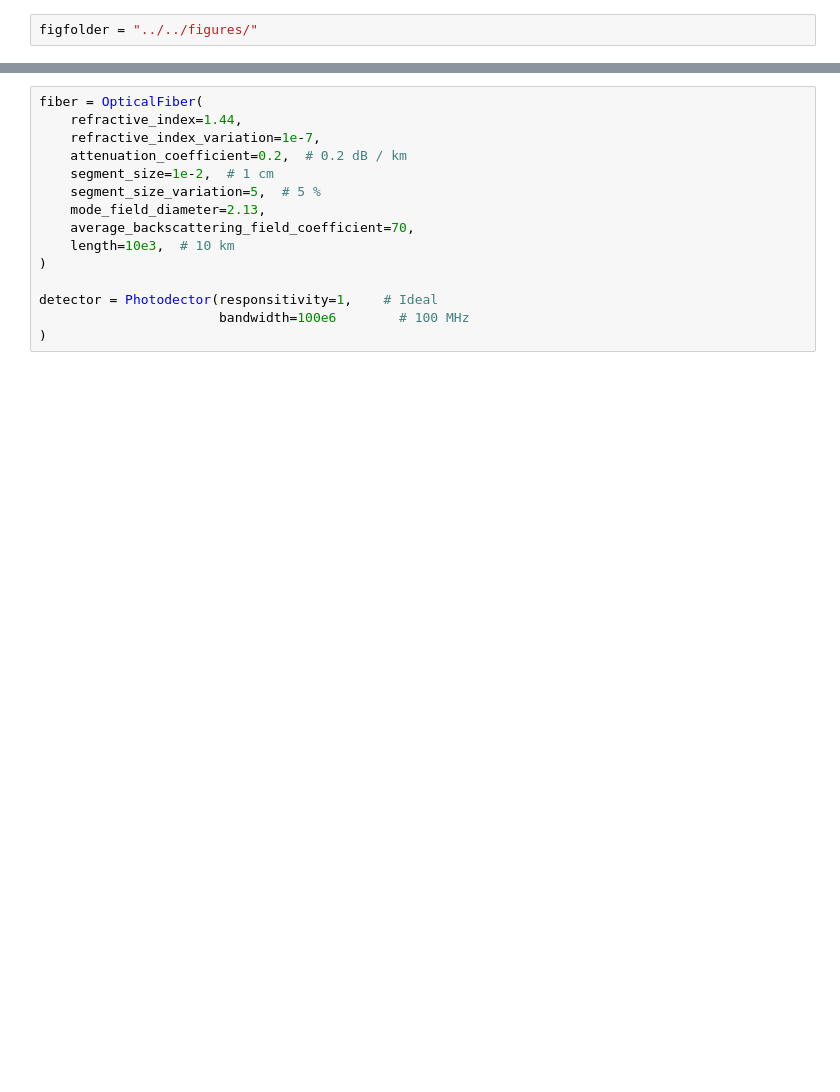
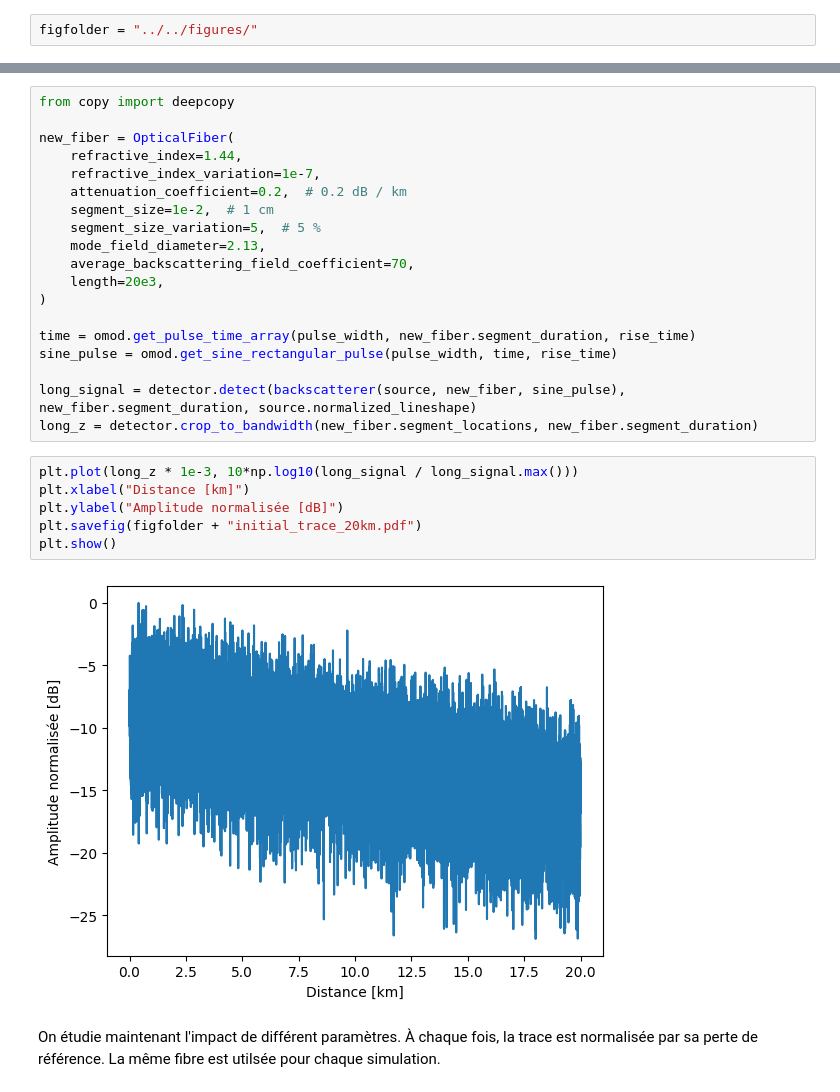
Before and after one commit to lbelangers/SS-Kapany, a Jupyter notebook: src/ssrayleigh/figures.ipynb, the cells around one changed output, grey strips where cells are left out. Saved outputs shown, nothing was run; the diff lists cells and outputs as text; blank space fills up the shorter version.

```diff
--- a/src/ssrayleigh/figures.ipynb
+++ b/src/ssrayleigh/figures.ipynb
@@ -64,5 +94,7 @@ plt.show()
 # %%
-fiber = OpticalFiber(
+from copy import deepcopy
+
+new_fiber = OpticalFiber(
     refractive_index=1.44,
     refractive_index_variation=1e-7,
     attenuation_coefficient=0.2,  # 0.2 dB / km
@@ -70,9 +102,21 @@ fiber = OpticalFiber(
     segment_size_variation=5,  # 5 %
     mode_field_diameter=2.13,
     average_backscattering_field_coefficient=70,
-    length=10e3,  # 10 km
+    length=20e3,
 )
 
-detector = Photodector(responsitivity=1,    # Ideal
-                       bandwidth=100e6        # 100 MHz
-)
+time = omod.get_pulse_time_array(pulse_width, new_fiber.segment_duration, rise_time)
+sine_pulse = omod.get_sine_rectangular_pulse(pulse_width, time, rise_time)
+
+long_signal = detector.detect(backscatterer(source, new_fiber, sine_pulse), new_fiber.segment_duration, source.normalized_lineshape)
+long_z = detector.crop_to_bandwidth(new_fiber.segment_locations, new_fiber.segment_duration)
+# %%
+plt.plot(long_z * 1e-3, 10*np.log10(long_signal / long_signal.max()))
+plt.xlabel("Distance [km]")
+plt.ylabel("Amplitude normalisée [dB]")
+plt.savefig(figfolder + "initial_trace_20km.pdf")
+plt.show()
+# %% [output]
+[figure, added]
+# %% [markdown]
+On étudie maintenant l'impact de différent paramètres. À chaque fois, la trace est normalisée par sa perte de référence. La même fibre est utilsée pour chaque simulation.
```
Also changed, not shown: parts of 16 cells of this notebook, 10 other files.
